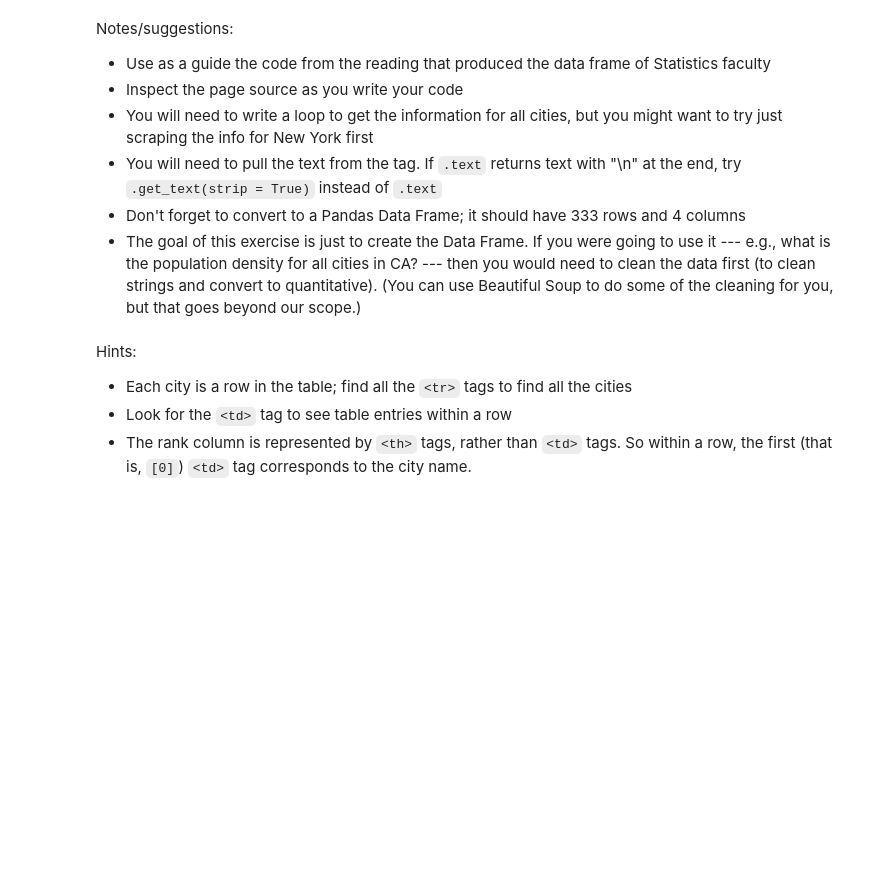
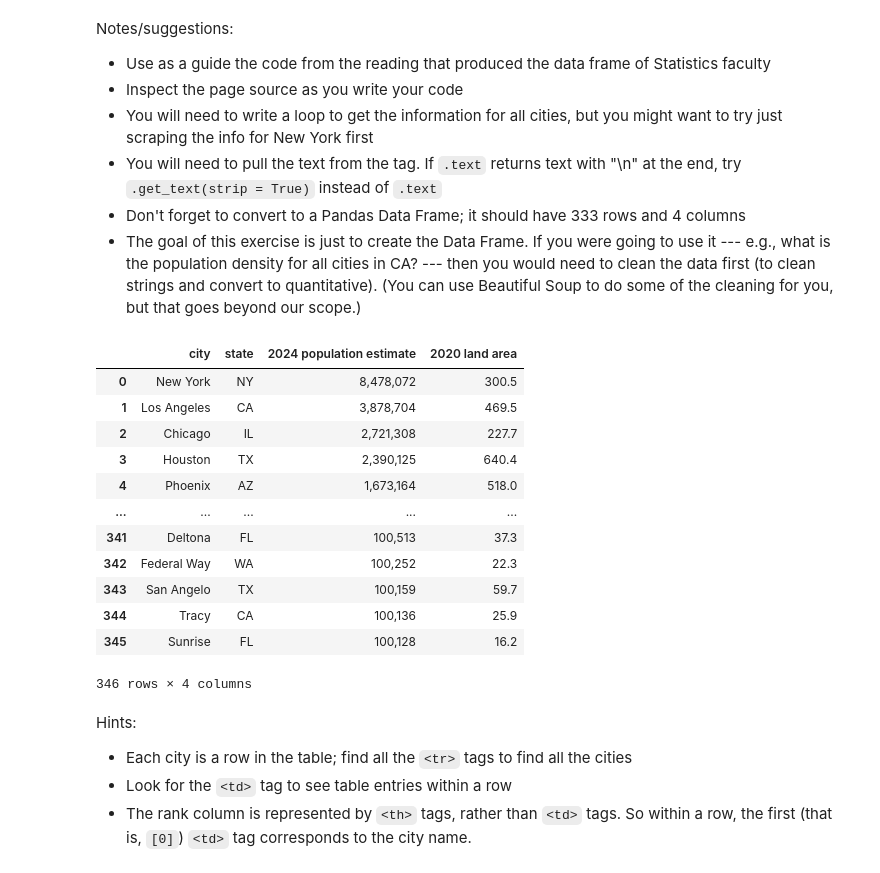
Before and after one commit to ulisesjcaroflores/Week4-GSB530F25, a Jupyter notebook: Practice_Activity_4_1_Webscraping.ipynb, the cells around one changed output. Saved outputs shown, nothing was run; the diff lists cells and outputs as text; code cells hidden in the pictures; blank space fills up the shorter version.

```diff
--- a/Practice_Activity_4_1_Webscraping.ipynb
+++ b/Practice_Activity_4_1_Webscraping.ipynb
@@ -19,2 +18,7 @@ Read in the HTML from the ULR using the `requests` library.
+# %%
+URL = "https://en.wikipedia.org/wiki/List_of_United_States_cities_by_population"
+HEADERS = {"User-Agent": "Mozilla/5.0 (Windows NT 10.0; Win64; x64)"}
+
+response = requests.get(URL, headers=HEADERS)
 # %% [markdown]
 Use Beautiful Soup to parse this string into a tree called `soup`
@@ -23,3 +31,6 @@ Use Beautiful Soup to parse this string into a tree called `soup`
+# %%
+from bs4 import BeautifulSoup
+soup = BeautifulSoup(response.text, "html.parser")
 # %% [markdown]
 To find an HTML tag corresponding to a specific element on a webpage, right-click on it and choose "Inspect element". Go to the cities table Wikipedia page and do this now.
 
@@ -45,8 +60,8 @@ At this point, you can manually inspect the tables on the webpage to find that t
 # %%
 table = soup.find_all("table",
                   attrs={
-                      "class": "wikitable sortable",
-                      "style": "text-align:center"}
+                      "class": "sortable wikitable sticky-header-multi static-row-numbers sort-under col1left col2center",
+                      "style": "text-align:right"}
                   )[0]
 # %% [markdown]
 **Now you will write code to scrape the information in `table` to create a Pandas data frame with one row for each city and columns for: city, state, population (2022 estimate), and 2020 land area (sq mi).** Refer to the Notes/suggestions below as you write your code. A few Hints are provided further down, but try coding first before looking at the hints.
@@ -61,6 +76,48 @@ Notes/suggestions:
 - The goal of this exercise is just to create the Data Frame. If you were going to use it --- e.g., what is the population density for all cities in CA? --- then you would need to clean the data first (to clean strings and convert to quantitative). (You can use Beautiful Soup to do some of the cleaning for you, but that goes beyond our scope.)
 # %%
 # YOUR CODE HERE. ADD AS MANY CELLS AS NEEDED
+# %%
+rows = []
+
+for row in table.find_all("tr")[1:]:
+    cells = row.find_all("td")
+    if len(cells) == 0:
+      continue
+    city = cells[0].find("a")
+    cname = city.get_text(strip=True)
+
+    state = cells[1].find("a")
+    sname = state.get_text(strip=True)
+
+    est = cells[2]
+    esttotal = est.get_text(strip=True)
+
+    census = cells[5]
+    census_mi= census.get_text(strip=True)
+
+    geo_data = {
+        "city": cname,
+        "state": sname,
+        "2024 population estimate": esttotal,
+        "2020 land area": census_mi
+    }
+    rows.append(geo_data)
+
+pd.DataFrame(rows)
+# %% [output]
+|  | city | state | 2024 population estimate | 2020 land area |
+| 0 | New York | NY | 8,478,072 | 300.5 |
+| 1 | Los Angeles | CA | 3,878,704 | 469.5 |
+| 2 | Chicago | IL | 2,721,308 | 227.7 |
+| 3 | Houston | TX | 2,390,125 | 640.4 |
+| 4 | Phoenix | AZ | 1,673,164 | 518.0 |
+| ... | ... | ... | ... | ... |
+| 341 | Deltona | FL | 100,513 | 37.3 |
+| 342 | Federal Way | WA | 100,252 | 22.3 |
+| 343 | San Angelo | TX | 100,159 | 59.7 |
+| 344 | Tracy | CA | 100,136 | 25.9 |
+| 345 | Sunrise | FL | 100,128 | 16.2 |
+346 rows × 4 columns
 # %% [markdown]
 Hints:
 
```
Also changed, not shown: parts of 12 cells of this notebook.
